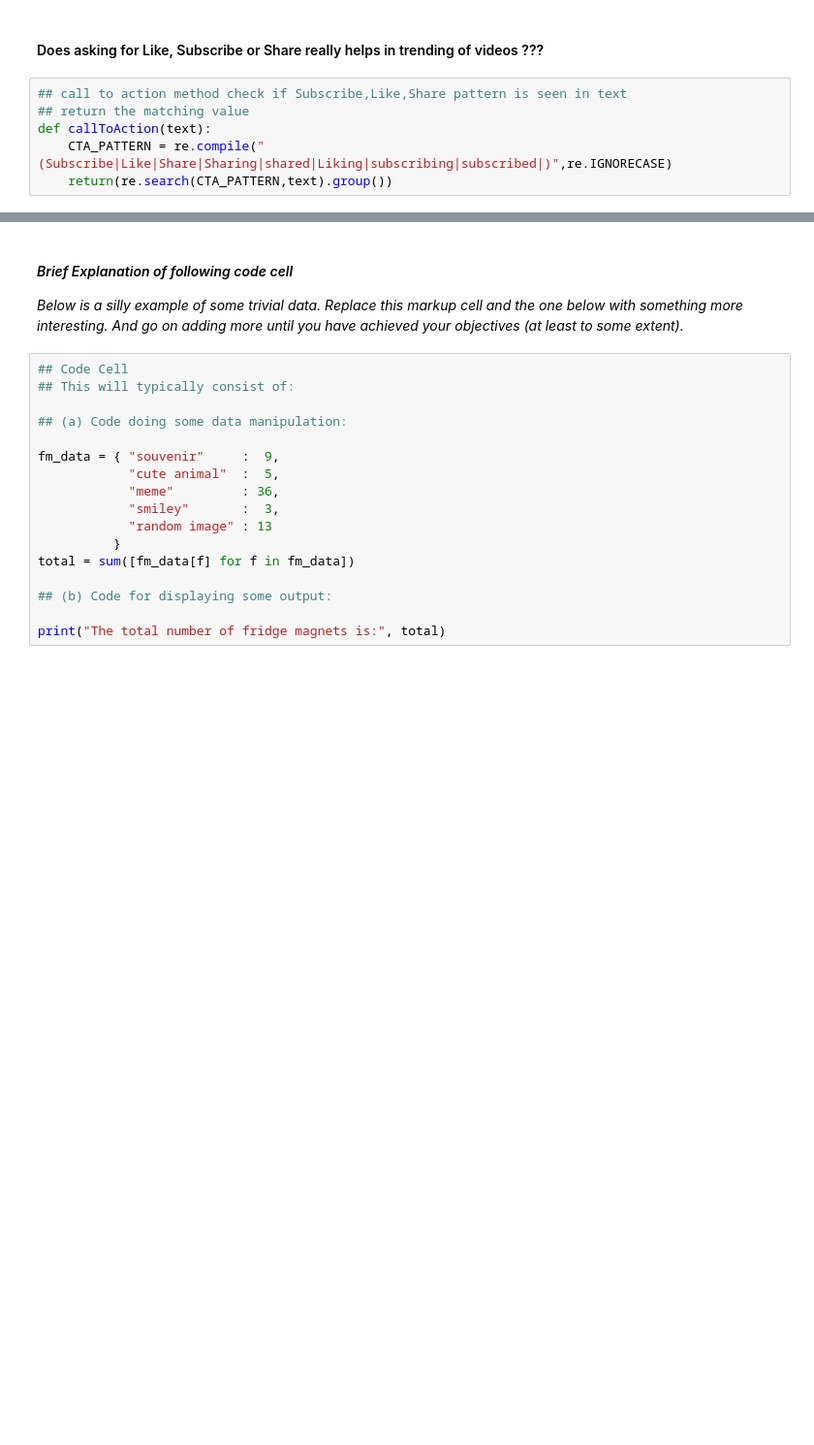
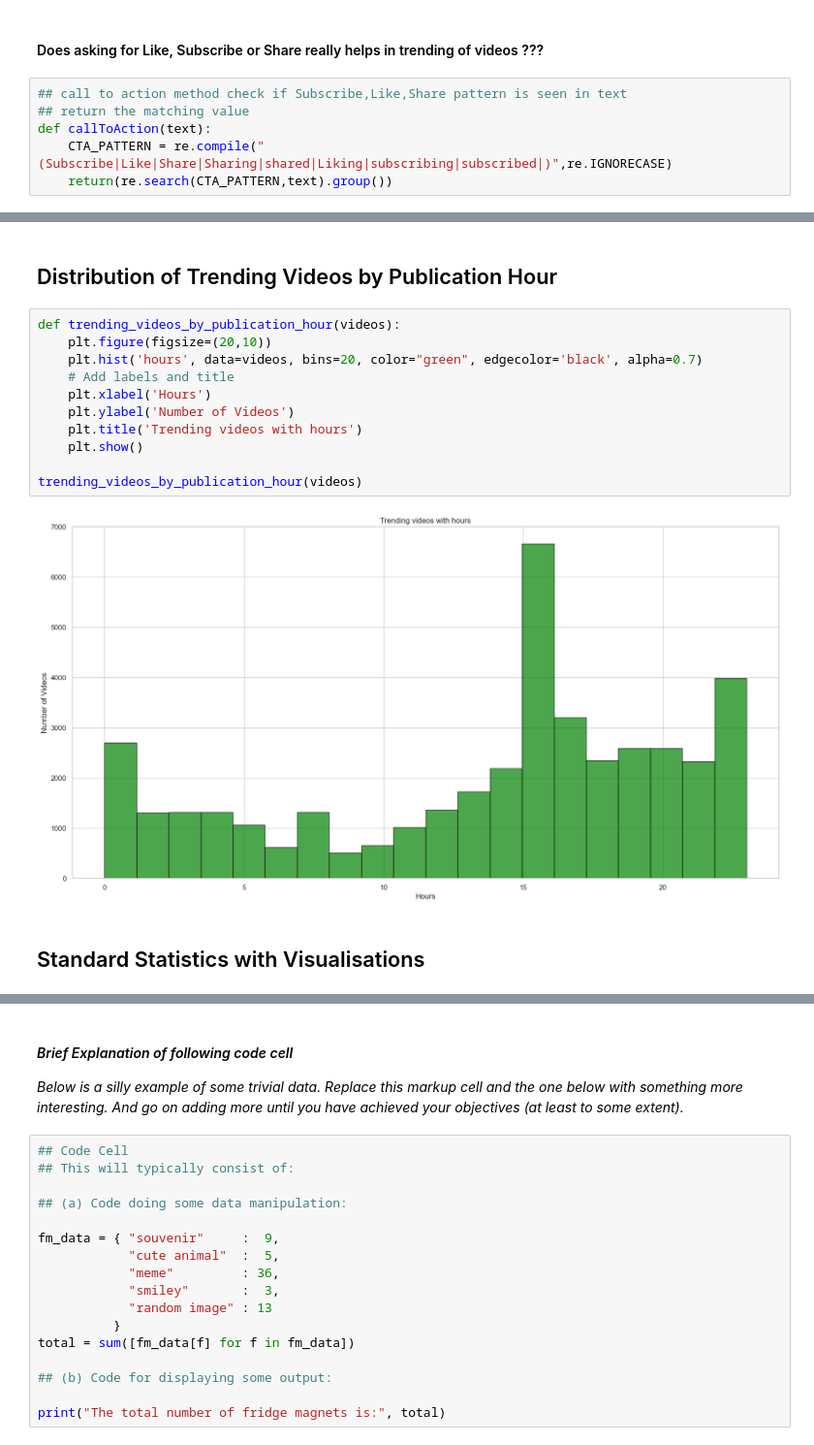
Before and after one commit to aishpatil655/Trending_youtube_Video, a Jupyter notebook: A3_Data_Analysis_Project.ipynb, the cells around one changed output, grey strips where cells are left out. Shown at 97% size. Saved outputs shown, nothing was run; the diff lists cells and outputs as text; blank space fills up the shorter version.

```diff
--- a/A3_Data_Analysis_Project.ipynb
+++ b/A3_Data_Analysis_Project.ipynb
@@ -736,0 +703,17 @@ piechartCallToAction()
+# %% [markdown]
+<h2>Distribution of Trending Videos by Publication Hour</h2>
+# %%
+def trending_videos_by_publication_hour(videos):
+    plt.figure(figsize=(20,10))
+    plt.hist('hours', data=videos, bins=20, color="green", edgecolor='black', alpha=0.7)
+    # Add labels and title
+    plt.xlabel('Hours')
+    plt.ylabel('Number of Videos')
+    plt.title('Trending videos with hours')
+    plt.show()
+
+trending_videos_by_publication_hour(videos)
+# %% [output]
+[figure, added]
+# %% [markdown]
+<h2>Standard Statistics with Visualisations</h2>
```
Also changed, not shown: parts of 69 cells of this notebook.
